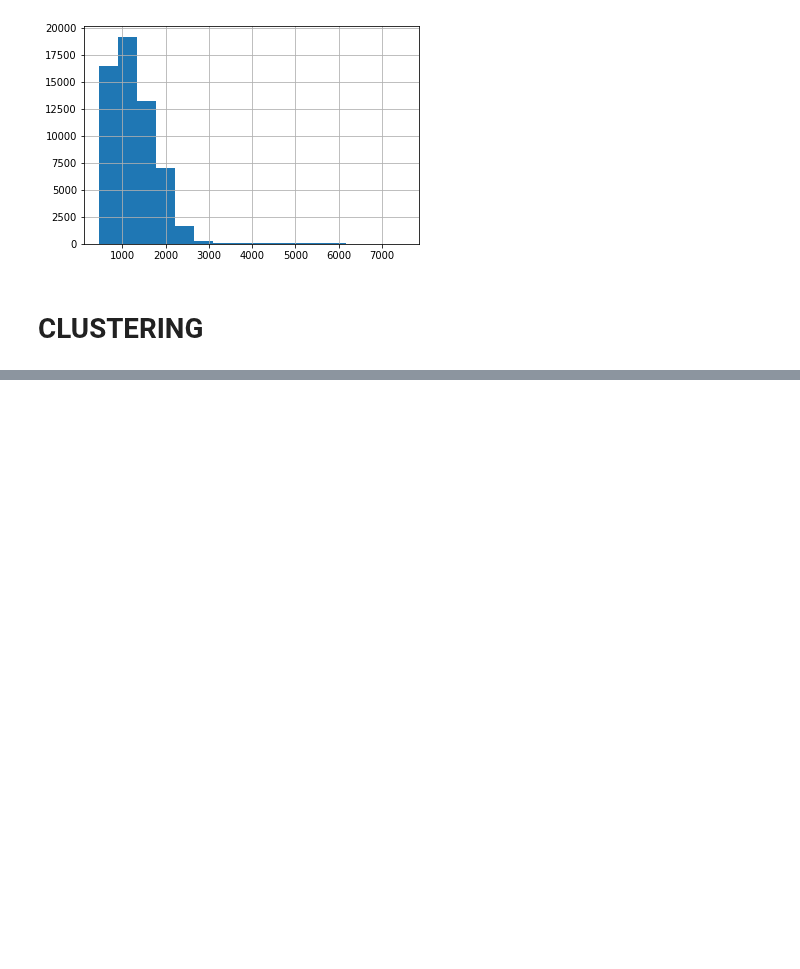
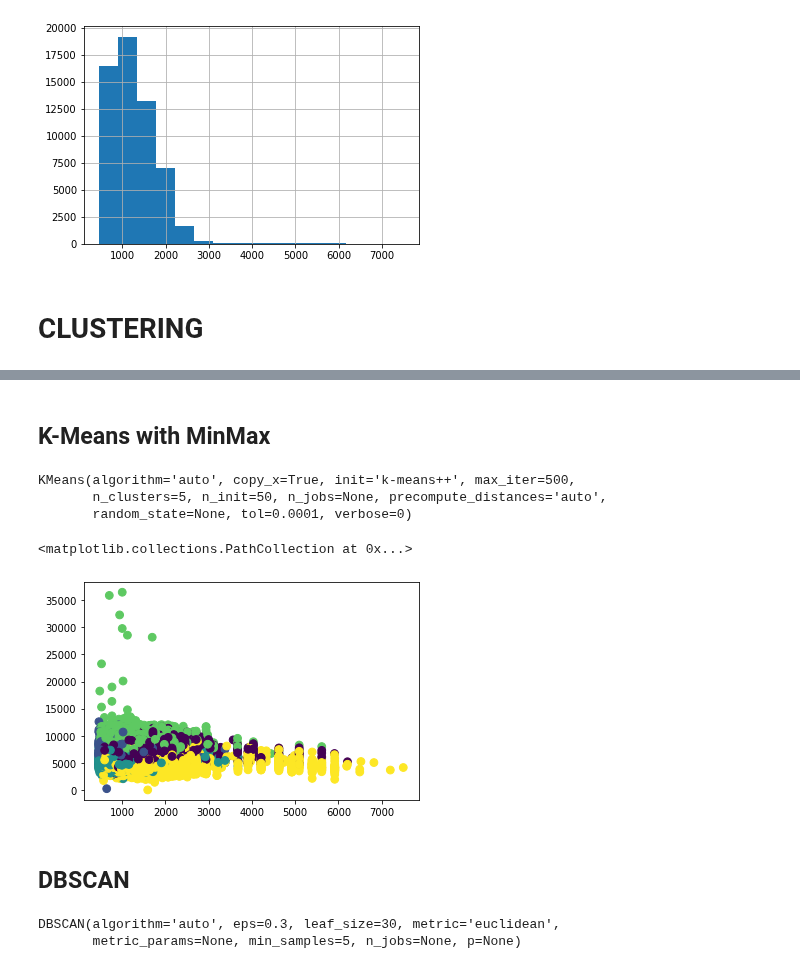
Before and after one commit to andybbruno/DataMining, a Jupyter notebook: DataUnderstanding.ipynb, the cells around one changed output, grey strips where cells are left out. Cells and saved outputs as stored; diff of their text form; code cells hidden in the pictures; blank space fills up the shorter version.

```diff
--- a/DataUnderstanding.ipynb
+++ b/DataUnderstanding.ipynb
@@ -335,0 +396,20 @@ plt.show()
+# %% [markdown]
+## K-Means with MinMax
+# %%
+scaler = MinMaxScaler()
+x_ = scaler.fit_transform(df_.values)
+# %%
+kmeans_ = KMeans(n_clusters=5, n_init=50, max_iter=500)
+kmeans_.fit(x_)
+# %% [output]
+KMeans(algorithm='auto', copy_x=True, init='k-means++', max_iter=500,
+       n_clusters=5, n_init=50, n_jobs=None, precompute_distances='auto',
+       random_state=None, tol=0.0001, verbose=0)
+# %%
+plt.scatter(df_['WarrantyCost'], df_['VehBCost'],
+            c=kmeans_.labels_, s=60)
+# %% [output]
+<matplotlib.collections.PathCollection at 0x...>
+[figure, added]
+# %% [markdown]
+## DBSCAN
@@ -335,0 +418,6 @@ plt.show()
+# %%
+dbscan = DBSCAN(eps=0.3, min_samples=5)
+dbscan.fit(x_)
+# %% [output]
+DBSCAN(algorithm='auto', eps=0.3, leaf_size=30, metric='euclidean',
+       metric_params=None, min_samples=5, n_jobs=None, p=None)
```
Also changed, not shown: parts of 11 cells of this notebook.
